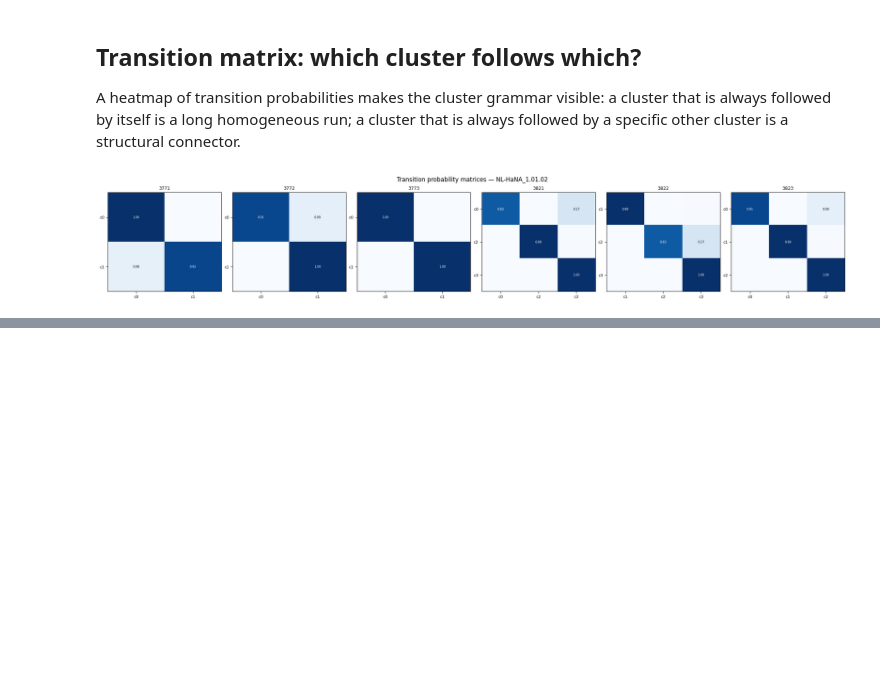
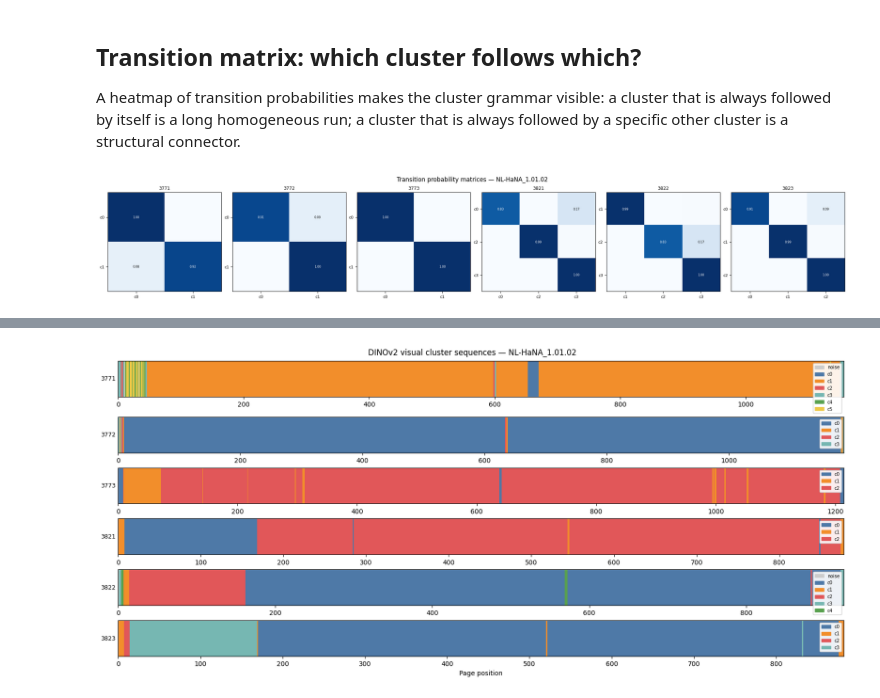
Before and after one commit to Data-Scopes/archival-structures, a Jupyter notebook: notebooks/demo/resolution-cluster-sequence-demo.ipynb, the cells around one changed output, grey strips where cells are left out. Cells and saved outputs as stored; diff of their text form; code cells hidden in the pictures; blank space fills up the shorter version.

```diff
--- a/notebooks/demo/resolution-cluster-sequence-demo.ipynb
+++ b/notebooks/demo/resolution-cluster-sequence-demo.ipynb
@@ -408,0 +509,12 @@ actual section structure.
+# %%
+# UMAP + HDBSCAN per inventory
+for inv, info in CORPORA.items():
+    print(f'Clustering {info["inv_id"]} ...', end=' ', flush=True)
+    reducer = umap.UMAP(n_components=10, n_neighbors=15, metric='cosine', random_state=42)
+    umap_emb = reducer.fit_transform(info['vis_embeddings'])
+    clusterer = hdbscan.HDBSCAN(min_cluster_size=5, min_samples=2)
+    clusterer.fit(umap_emb)
+    vis_labels = clusterer.labels_.tolist()
+    info['vis_labels'] = vis_labels
+    dist = sorted(Counter(vis_labels).items())
+    print(f'clusters: {dist}  noise: {vis_labels.count(-1)/len(vis_labels):.1%}')
@@ -408,0 +534,24 @@ actual section structure.
+# %%
+# Visual cluster sequence strips — one per inventory
+fig, axes = plt.subplots(len(CORPORA), 1, figsize=(16, len(CORPORA) * 1.1 + 0.5),
+                         constrained_layout=True)
+for ax, (inv, info) in zip(axes, CORPORA.items()):
+    labels = info['vis_labels']
+    height = 0.6
+    for i, lab in enumerate(labels):
+        ax.add_patch(plt.Rectangle((i, 0), 1, height,
+                                   color=cluster_color(lab), linewidth=0))
+    ax.set_xlim(0, len(labels))
+    ax.set_ylim(0, height)
+    ax.set_yticks([])
+    ax.set_ylabel(inv, fontsize=9, rotation=0, ha='right', va='center')
+    unique = sorted(set(labels))
+    patches = [mpatches.Patch(color=cluster_color(u),
+                               label='noise' if u == -1 else f'c{u}')
+               for u in unique]
+    ax.legend(handles=patches, loc='upper right', fontsize=7, framealpha=0.9)
+ax.set_xlabel('Page position')
+plt.suptitle(f'DINOv2 visual cluster sequences — {ARCHIVE}', fontsize=12)
+plt.show()
+# %% [output]
+[figure, added]
```
Also changed, not shown: parts of 11 cells of this notebook, 1 other file.
